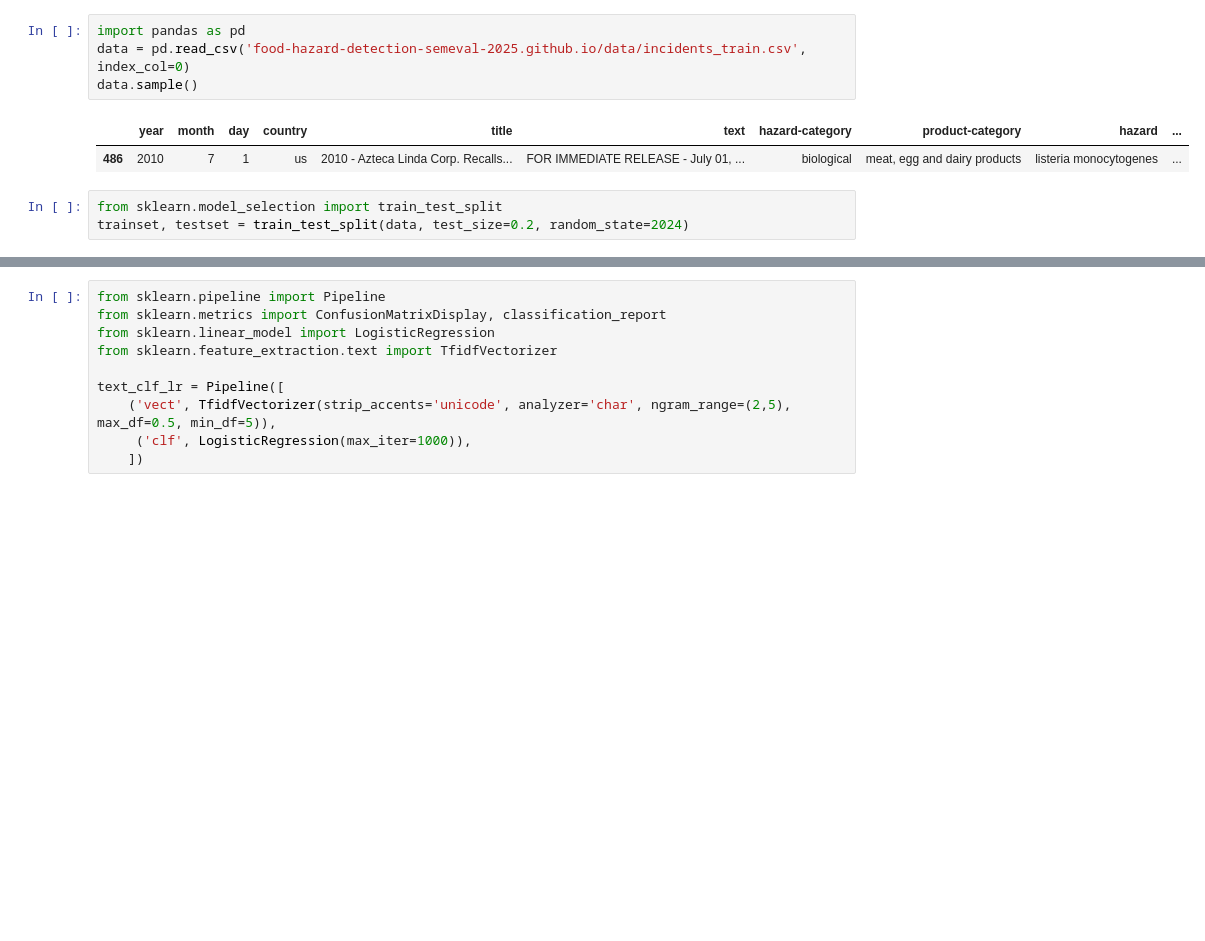
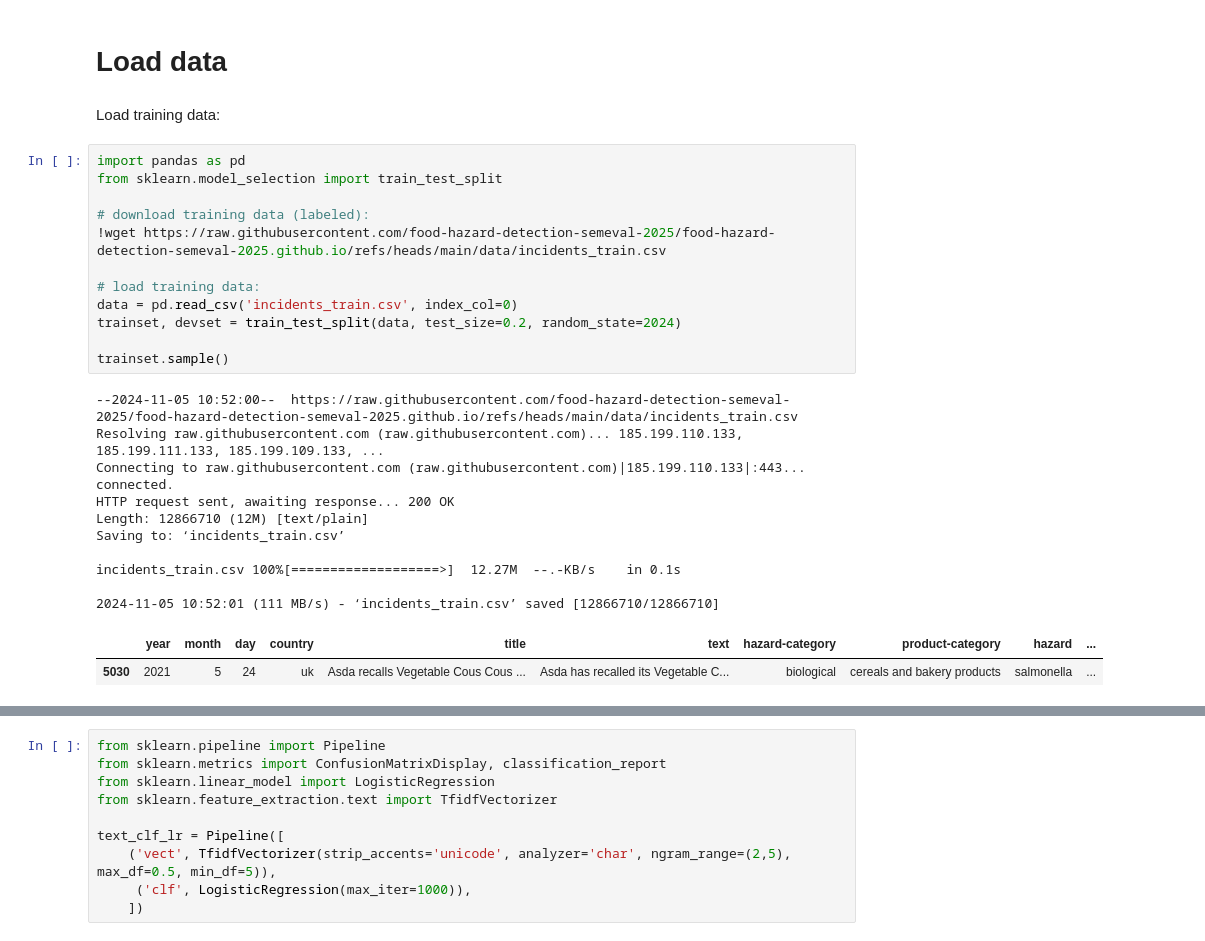
Before and after one commit to food-hazard-detection-semeval-2025/food-hazard-detection-semeval-2025.github.io, a Jupyter notebook: code/The_Food_Hazard_Detection_Challenge_SemEval_2024.ipynb, the cells around one changed output, grey strips where cells are left out. Saved outputs shown, nothing was run; the diff lists cells and outputs as text; blank space fills up the shorter version.

Commit message:
Updated sample code.

```diff
--- a/code/The_Food_Hazard_Detection_Challenge_SemEval_2024.ipynb
+++ b/code/The_Food_Hazard_Detection_Challenge_SemEval_2024.ipynb
@@ -13,10 +3,29 @@ Resolving deltas: 100% (42/42), done.
+# %% [markdown]
+# Load data
+# %% [markdown]
+Load training data:
 # %%
 import pandas as pd
-data = pd.read_csv('food-hazard-detection-semeval-2025.github.io/data/incidents_train.csv', index_col=0)
-data.sample()
+from sklearn.model_selection import train_test_split
+
+# download training data (labeled):
+!wget https://raw.githubusercontent.com/food-hazard-detection-semeval-2025/food-hazard-detection-semeval-2025.github.io/refs/heads/main/data/incidents_train.csv
+
+# load training data:
+data = pd.read_csv('incidents_train.csv', index_col=0)
+trainset, devset = train_test_split(data, test_size=0.2, random_state=2024)
+
+trainset.sample()
 # %% [output]
+--2024-11-05 10:52:00--  https://raw.githubusercontent.com/food-hazard-detection-semeval-2025/food-hazard-detection-semeval-2025.github.io/refs/heads/main/data/incidents_train.csv
+Resolving raw.githubusercontent.com (raw.githubusercontent.com)... 185.199.110.133, 185.199.111.133, 185.199.109.133, ...
+Connecting to raw.githubusercontent.com (raw.githubusercontent.com)|185.199.110.133|:443... connected.
+HTTP request sent, awaiting response... 200 OK
+Length: 12866710 (12M) [text/plain]
+Saving to: ‘incidents_train.csv’
+
+incidents_train.csv 100%[===================>]  12.27M  --.-KB/s    in 0.1s
+
+2024-11-05 10:52:01 (111 MB/s) - ‘incidents_train.csv’ saved [12866710/12866710]
 |  | year | month | day | country | title | text | hazard-category | product-category | hazard | ... |
-| 486 | 2010 | 7 | 1 | us | 2010 - Azteca Linda Corp. Recalls... | FOR IMMEDIATE RELEASE - July 01, ... | biological | meat, egg and dairy products | listeria monocytogenes | ... |
+| 5030 | 2021 | 5 | 24 | uk | Asda recalls Vegetable Cous Cous ... | Asda has recalled its Vegetable C... | biological | cereals and bakery products | salmonella | ... |
-# %%
-from sklearn.model_selection import train_test_split
-trainset, testset = train_test_split(data, test_size=0.2, random_state=2024)
```
Also changed, not shown: parts of 12 cells of this notebook, 2 other files.
